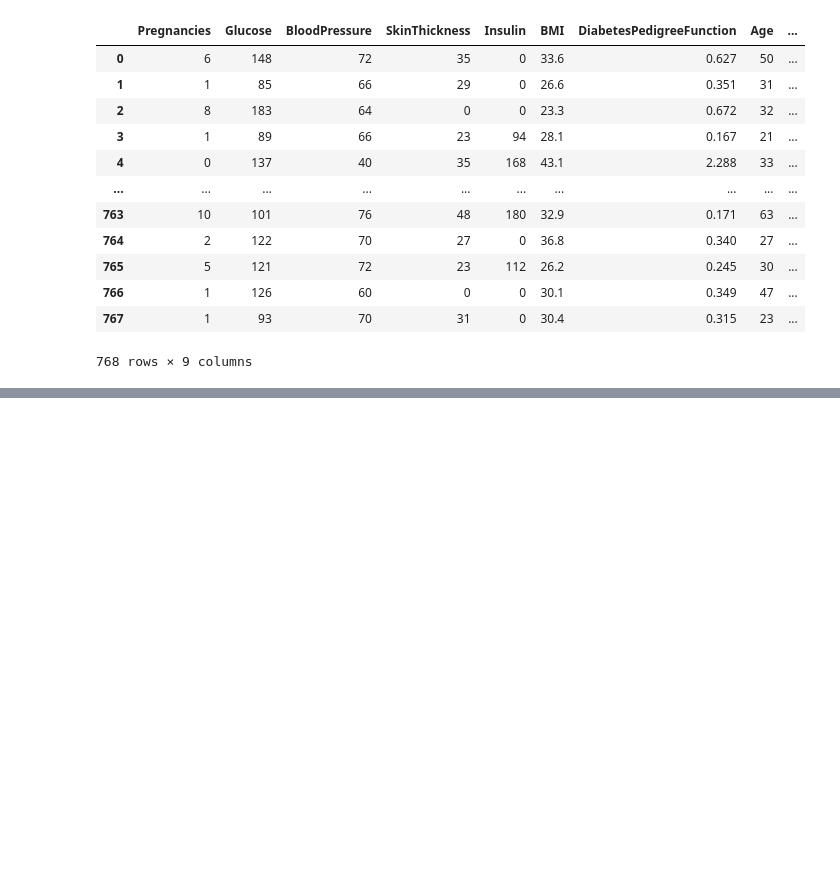
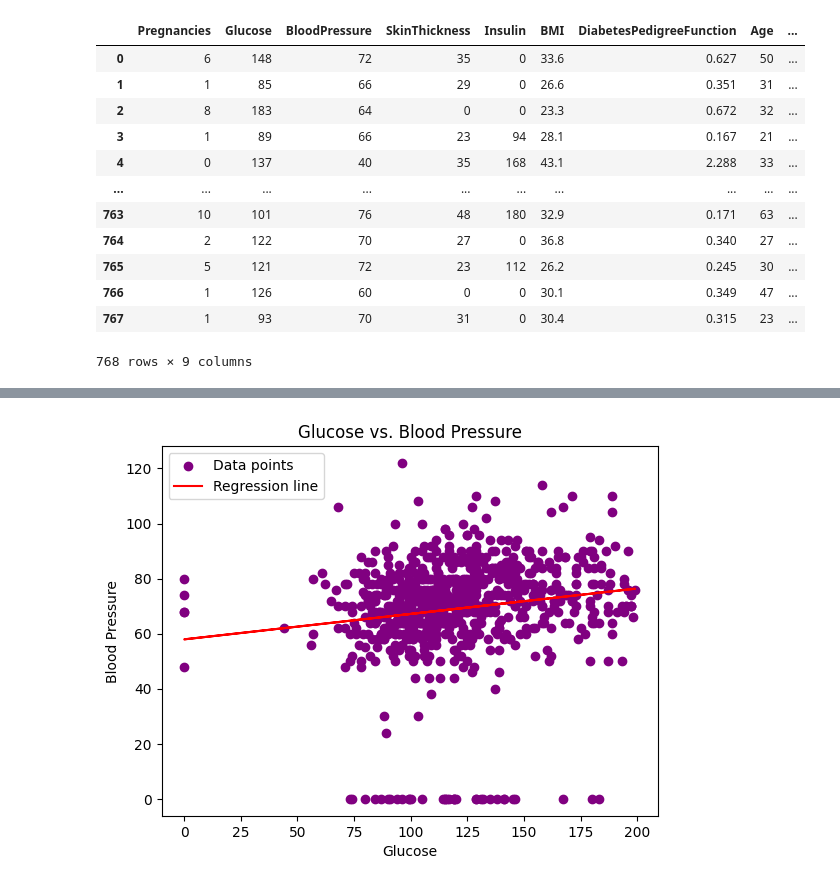
Before and after one commit to amnasyed1/datasci_5_statistics, a Jupyter notebook: datasci_5_statistics.ipynb, the cells around one changed output, grey strips where cells are left out. Saved outputs shown, nothing was run; the diff lists cells and outputs as text; code cells hidden in the pictures; blank space fills up the shorter version.

```diff
--- a/datasci_5_statistics.ipynb
+++ b/datasci_5_statistics.ipynb
@@ -254,0 +328,31 @@ https://www.cdc.gov/obesity/basics/adult-defining.html#:~:text=If%20your%20BMI%2
+# %%
+# With Statsmodels
+import statsmodels.api as sm
+import matplotlib.pyplot as plt
+
+# Extracting data for regression
+X = diabetes[['Glucose']]
+X = sm.add_constant(X)  # Add an intercept to our model
+y = diabetes['BloodPressure']
+
+# Fit the regression model
+model = sm.OLS(y, X).fit()
+
+# Extract model parameters
+slope = model.params['Glucose']
+intercept = model.params['const']
+r_squared = model.rsquared
+
+# Display results
+print(f"Slope (Coefficient for Glucose): {slope:.2f}")
+print(f"Intercept: {intercept:.2f}")
+print(f"R-squared value: {r_squared:.2f}")
+
+# For a detailed summary:
+print(model.summary())
+
+# If you want to display predictions for the first 5 individuals
+predictions = model.predict(X)
+print("\nPredicted Blood Pressure for the first 5 individuals:")
+for i, prediction in enumerate(predictions[:5]):
+    print(f"Individual {i + 1}: {prediction:.2f}")
@@ -254,0 +377,10 @@ https://www.cdc.gov/obesity/basics/adult-defining.html#:~:text=If%20your%20BMI%2
+# %%
+plt.scatter(X['Glucose'], y, color='purple', label='Data points')
+plt.plot(X['Glucose'], predictions, color='red', label='Regression line')
+plt.title('Glucose vs. Blood Pressure')
+plt.xlabel('Glucose')
+plt.ylabel('Blood Pressure')
+plt.legend()
+plt.show()
+# %% [output]
+[figure, added]
```
Also changed, not shown: parts of 22 cells of this notebook.
